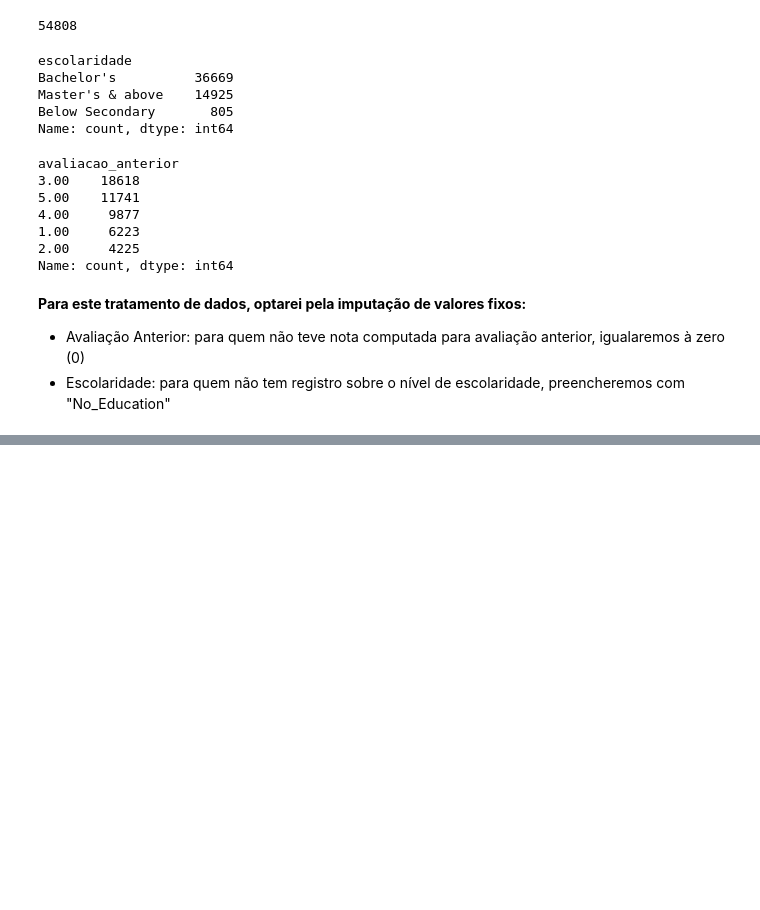
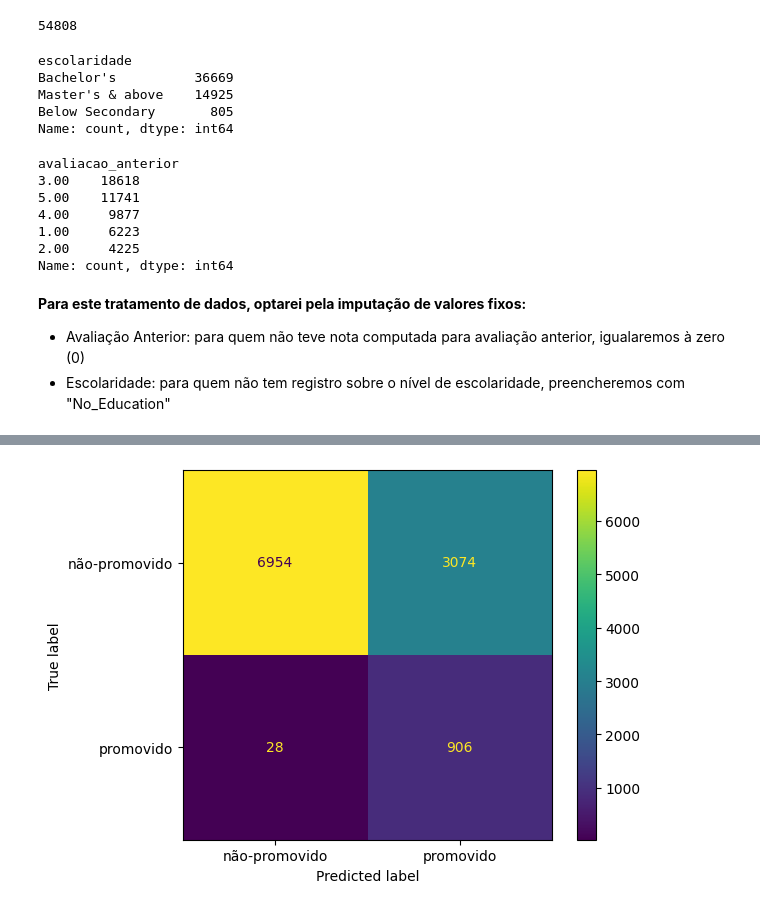
Before and after one commit to Douglaas92/tcc_people_analytics, a Jupyter notebook: 02_modelo-predicao.ipynb, the cells around one changed output, grey strips where cells are left out. Drawn from its saved outputs; the diff is of its cells as text; code cells hidden in the pictures; blank space fills up the shorter version.

```diff
--- a/02_modelo-predicao.ipynb
+++ b/02_modelo-predicao.ipynb
@@ -485,0 +825,89 @@ joblib.dump(final_pipeline, "modelo_final.pkl")
+# %%
+# ============================================================
+# 20. Continuo o estudo com Optuna: escolho e avalio os top-5 modelos com recall mínimo de 60%
+# ============================================================
+
+def construir_modelo_a_partir_dos_params(params):
+    """Aqui eu reconstruo o pipeline completo usando os parâmetros que o Optuna me deu."""
+    nome_modelo = params["modelo"]
+
+    preprocessor_step = ("preprocessor", preprocessador)
+    undersampler = ("undersampler", RandomUnderSampler(random_state=42))
+
+    if nome_modelo == "DecisionTree":
+        modelo = DecisionTreeClassifier(
+            criterion=params.get("criterion", "gini"),
+            max_depth=params.get("max_depth", None),
+            min_samples_split=params.get("min_samples_split", 2),
+            class_weight="balanced",
+            random_state=42
+        )
+
+    elif nome_modelo == "RandomForest":
+        modelo = RandomForestClassifier(
+            n_estimators=params.get("n_estimators", 100),
+            max_depth=params.get("max_depth", None),
+            min_samples_split=params.get("min_samples_split", 2),
+            class_weight="balanced",
+            random_state=42,
+            n_jobs=-1
+        )
+
+    elif nome_modelo == "LogisticRegression":
+        modelo = LogisticRegression(
+            C=params.get("C", 1.0),
+            penalty=params.get("penalty", "l2"),
+            solver=params.get("solver", "lbfgs"),
+            class_weight="balanced",
+            max_iter=1000,
+            random_state=42
+        )
+
+    else:
+        raise ValueError(f"Modelo não suportado: {nome_modelo}")
+
+    pipeline = ImbPipeline(steps=[
+        preprocessor_step,
+        undersampler,
+        ("model", modelo)
+    ])
+
+    return pipeline
+
+# Agora eu executo o Optuna para encontrar os melhores hiperparâmetros
+study = optuna.create_study(direction="maximize")
+study.optimize(objetivo, n_trials=50, n_jobs=-1)
+
+# Depois, pego os 5 melhores trials ordenados pelo recall médio (do maior para o menor)
+top_5_trials = sorted(study.trials, key=lambda t: t.value, reverse=True)[:5]
+
+ranking = []
+for trial in top_5_trials:
+    modelo_pipeline = construir_modelo_a_partir_dos_params(trial.params)
+    _, resumo_metricas = relatorio_cv_com_recall_alvo(modelo_pipeline, X, y, recall_alvo=0.60, n_splits=5)
+    ranking.append((trial.params, resumo_metricas["recall"], resumo_metricas["AUCPR"], resumo_metricas["F2"]))
+
+# Filtrar para ficar só com modelos que têm recall >= 0.60 e ordenar pelos melhores AUCPR e F2
+ranking_filtrado = sorted(
+    [item for item in ranking if item[1] >= 0.60],
+    key=lambda x: (x[2], x[3]),
+    reverse=True
+)
+
+# Escolho os parâmetros que têm o maior AUCPR entre os que passam o recall mínimo
+params_escolhidos = ranking_filtrado[0][0]
+
+print(f"Terminei {len(study.trials)} trials no total")
+print(f"Melhor recall médio que encontrei: {study.best_value:.4f}")
+print(f"Melhores parâmetros pelo Optuna: {study.best_params}")
+print(f"Depois do filtro de recall >= 0.60, escolhi esses parâmetros: {params_escolhidos}")
+
+# Por fim, treino o modelo com os parâmetros escolhidos usando todo o conjunto de treino
+melhor_modelo = construir_modelo_a_partir_dos_params(params_escolhidos)
+melhor_modelo.fit(X, y)
+
+# Avalio o desempenho no conjunto de validação
+y_pred_val = melhor_modelo.predict(X_val)
+y_proba_val = melhor_modelo.predict_proba(X_val)[:, 1]
+exibir_metricas(y_val, y_pred_val, y_proba_val)
+# %% [output]
@@ -485,0 +948 @@ joblib.dump(final_pipeline, "modelo_final.pkl")
+[figure, added]
```
Also changed, not shown: parts of 57 cells of this notebook, 3 other files.
